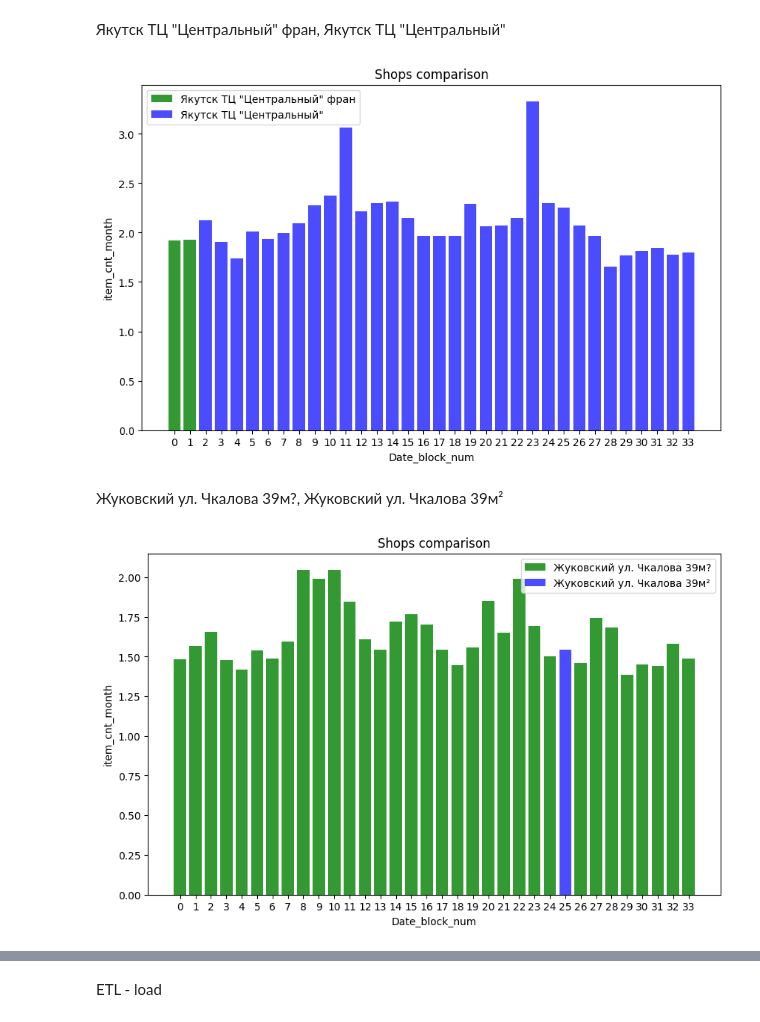
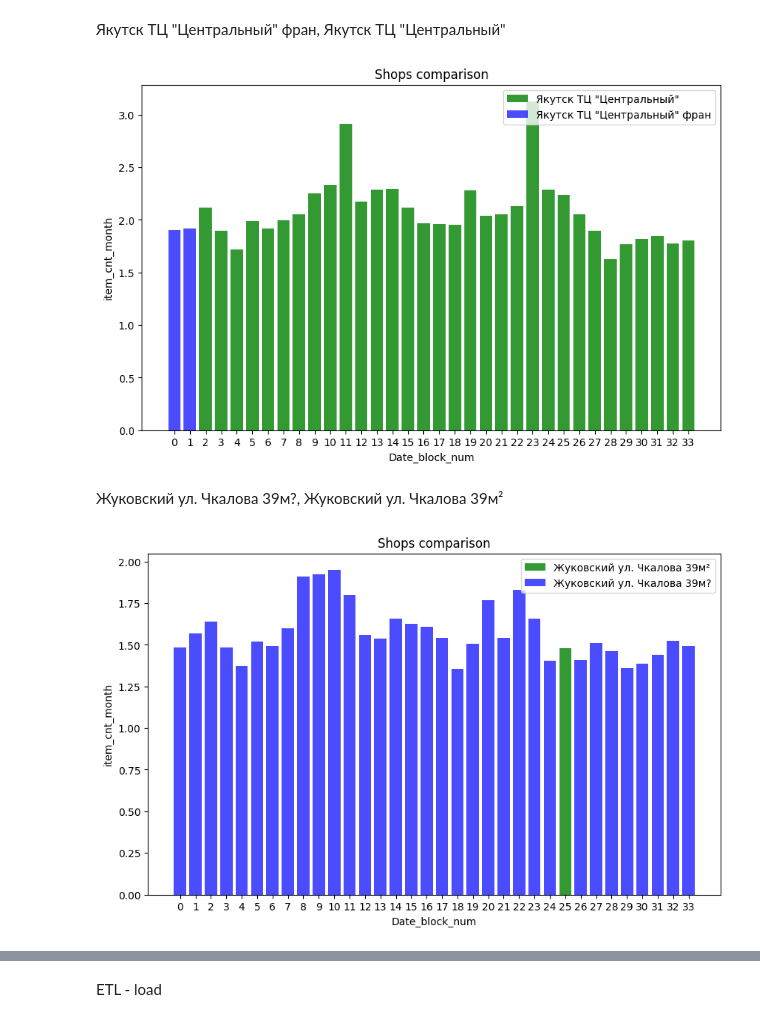
Before and after one commit to YPolina/Trainee, a Jupyter notebook: DS.ipynb, the cells around one changed output, grey strips where cells are left out. Saved outputs shown, nothing was run; the diff lists cells and outputs as text; code cells hidden in the pictures.

```diff
--- a/DS.ipynb
+++ b/DS.ipynb
@@ -42,0 +65,2 @@ Name-correction in df with shop_name
+# %%
+df_s[2] = df_s[2][~df_s[2].isin(outliers)].dropna()
@@ -79,10 +93,0 @@ array(['! ВО ВЛАСТИ НАВАЖДЕНИЯ (ПЛАСТ.)         D',
-# %%
-pattern1 = "[a-zA-ZА-Яа-я0-9].+(?=\s{2})"
-pattern2 = "[a-zA-ZА-Яа-я0-9].+"
-for name in df_s[0]['item_name'].unique():
-    match1 = re.findall(pattern1, name)
-    match2 = re.findall(pattern2, name)
-    if len(match1) > 0:
-        df_s[0].replace({'item_name': {name: match1[0].rstrip()}}, inplace = True)
-    else:
-        df_s[0].replace({'item_name': {name: match2[0]}}, inplace = True)
@@ -152,0 +131,4 @@ df_train.head()
+# %%
+df_sales_per_month = df_sales_train.groupby(["date_block_num", "shop_id", "item_id"]).agg({'item_cnt_day':'sum'})
+df_sales_per_month = df_sales_per_month.rename({"item_cnt_day":"item_cnt_month"}, axis=1)
+df_sales_per_month.reset_index(inplace = True)
@@ -176,10 +165,12 @@ for name in df_train['shop_name'].unique():
 Новосибирск ТРЦ "Галерея Новосибирск"
 # %%
 def shop_name_check(shop_name_1, shop_name_2):
+    shop_id1 = df_shops.loc[df_shops.shop_name == shop_name_1, 'shop_id'].min()
+    c1 = df_sales_per_month[df_sales_per_month['shop_id'] == shop_id1].reset_index(drop = True)
+    c1 = pd.DataFrame(c1.groupby('date_block_num').agg({'item_cnt_month': 'mean'}))
 
-    c1 = df_train[df_train['shop_name'] == shop_name_1].reset_index(drop = True)
-    c1 = pd.DataFrame(c1.groupby('date_block_num').agg({'item_cnt_month': 'mean'}))
-    c2 = df_train[df_train['shop_name'] == shop_name_2].reset_index(drop = True)
+    shop_id2 = df_shops.loc[df_shops.shop_name == shop_name_2, 'shop_id'].min()
+    c2 = df_sales_per_month[df_sales_per_month['shop_id'] == shop_id2].reset_index(drop = True)
     c2 = pd.DataFrame(c2.groupby('date_block_num').agg({'item_cnt_month': 'mean'}))
 
     plt.figure(figsize = (10,6))
@@ -214,7 +204,7 @@ shop_corr('Якутск Орджоникидзе, 56 фран', 'Якутск О
 # %% [markdown]
 Якутск ТЦ "Центральный" фран, Якутск ТЦ "Центральный"
 # %%
-shop_name_check('Якутск ТЦ "Центральный" фран', 'Якутск ТЦ "Центральный"')
+shop_name_check('Якутск ТЦ "Центральный"', 'Якутск ТЦ "Центральный" фран')
 # %% [output]
-[figure, old version]
+[figure, new version]
 # %%
@@ -222,7 +212,7 @@ shop_corr('Якутск ТЦ "Центральный" фран', 'Якутск
 # %% [markdown]
 Жуковский ул. Чкалова 39м?, Жуковский ул. Чкалова 39м²
 # %%
-shop_name_check('Жуковский ул. Чкалова 39м?', 'Жуковский ул. Чкалова 39м²')
+shop_name_check('Жуковский ул. Чкалова 39м²', 'Жуковский ул. Чкалова 39м?')
 # %% [output]
-[figure, old version]
+[figure, new version]
 # %%
```
Also changed, not shown: parts of 75 cells of this notebook, 1 other file.
